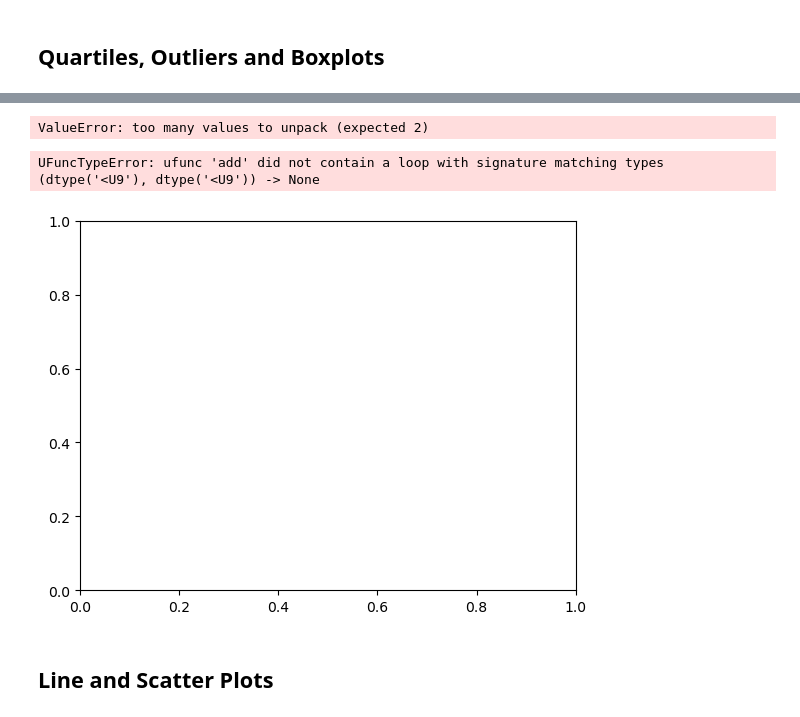
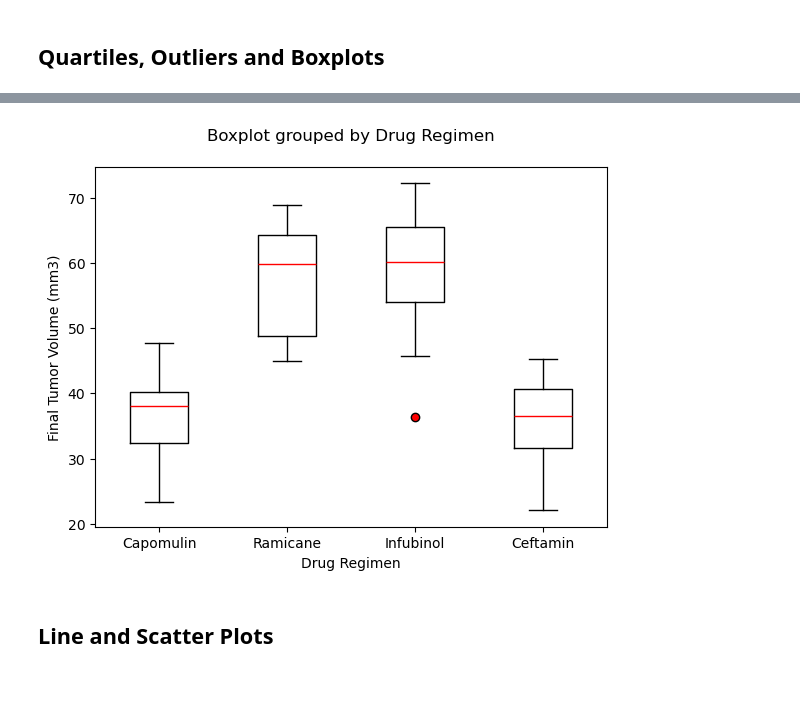
Before and after one commit to RPleasnick/module_5_challenge, a Jupyter notebook: Pymaceuticals/pymaceuticals.ipynb, the cells around one changed output, grey strips where cells are left out. Drawn from its saved outputs; the diff is of its cells as text; code cells hidden in the pictures; blank space fills up the shorter version.

```diff
--- a/Pymaceuticals/pymaceuticals.ipynb
+++ b/Pymaceuticals/pymaceuticals.ipynb
@@ -192,8 +191,7 @@ plt.show()
 # Capomulin, Ramicane, Infubinol, and Ceftamin
 
 # Start by getting the last (greatest) timepoint for each mouse
-greatest_timepoint_df = pd.DataFrame(clean_study_df.groupby('Mouse ID')['Timepoint'].max())
+greatest_timepoint_df = (clean_study_df.groupby('Mouse ID')['Timepoint'].max())
 
 # Merge this group df with the original DataFrame to get the tumor volume at the last timepoint
 last_tumor_df = pd.merge(greatest_timepoint_df,clean_study_df, on=['Mouse ID','Timepoint'], how = 'inner')
-last_tumor_df
@@ -214,51 +198,54 @@ last_tumor_df
 # %%
 # Put treatments into a list for for loop (and later for plot labels)
+# treatments_list = ['Ramicane']
 treatments_list = ['Capomulin', 'Ramicane', 'Infubinol', 'Ceftamin']
 
 # Create empty list to fill with tumor vol data (for plotting)
 tumor_vol_list = []
 
 # Calculate the IQR and quantitatively determine if there are any potential outliers.
-for drug, data in treatments_list:
+
+for drug in treatments_list:
 
     # Locate the rows which contain mice on each drug and get the tumor volumes
-    drug_data_df = (grouped_drug_df[last_tumor_df['Drug Regimen'] == drug])
-    print(drug_data_df)
+
+
+    drug_data_df = last_tumor_df.loc[last_tumor_df['Drug Regimen'] == drug,'Tumor Volume (mm3)']
+
 
     # add subset
-    last_tumor_vol = drug_data_df.groupby('Mouse ID')['Tumor Volume (mm3)'].last()
-    tumor_vol_list.append(last_tumor_vol)
+
+    tumor_vol_list.append(drug_data_df)
 
     # Determine outliers using upper and lower bounds
-    Q1 = drug_data_df['Tumor Volume (mm3)'].quantile(0.25)
-
-    Q2 = drug_data_df['Tumor Volume (mm3)'].quantile(0.5)
-
-    Q3 = drug_data_df['Tumor Volume (mm3)'].quantile(0.75)
-
+    Q1 = drug_data_df.quantile(0.25)
+    Q2 = drug_data_df.quantile(0.5)
+    Q3 = drug_data_df.quantile(0.75)
 
     IQR = Q3 - Q1
 
     lower_bound = Q1 - 1.5 * IQR
     upper_bound = Q3 + 1.5 * IQR
 
-    tumor_outliers = drug_data_df[(drug_data_df['Tumor Volume (mm3)'] < lower_bound) | (drug_data_df['Tumor Volume (mm3)'] > upper_bound)]
-    break
-print(Q1)
-print(Q2)
-print(Q3)
-tumor_vol_list
+    tumor_outliers = drug_data_df[(drug_data_df < lower_bound) | (drug_data_df > upper_bound)]
-# %% [output]
-ValueError: too many values to unpack (expected 2)
+# %%
+#isolates data for specific drug regimen
+sample_drugs_df = last_tumor_df[last_tumor_df['Drug Regimen'].isin(treatments_list)]
 # %%
 # Generate a box plot that shows the distribution of the tumor volume for each treatment group.
 
-fig1, ax = plt.subplots()
-ax.boxplot(treatments_list)
+boxplot=sample_drugs_df.boxplot(column='Tumor Volume (mm3)', by='Drug Regimen',
+                                boxprops=dict(color='black'),
+                                whiskerprops=dict(color='black'),
+                                medianprops=dict(color='red'),
+                                flierprops=dict(marker='o', markerfacecolor='red'))
+boxplot.set_xticklabels(treatments_list)
+plt.title('')
+plt.ylabel('Final Tumor Volume (mm3)')
+plt.grid(False)
 plt.show()
 # %% [output]
-UFuncTypeError: ufunc 'add' did not contain a loop with signature matching types (dtype('<U9'), dtype('<U9')) -> None
-[figure, old version]
+[figure, new version]
 # %% [markdown]
 ## Line and Scatter Plots
 # %%
```
Also changed, not shown: parts of 5 cells of this notebook.
